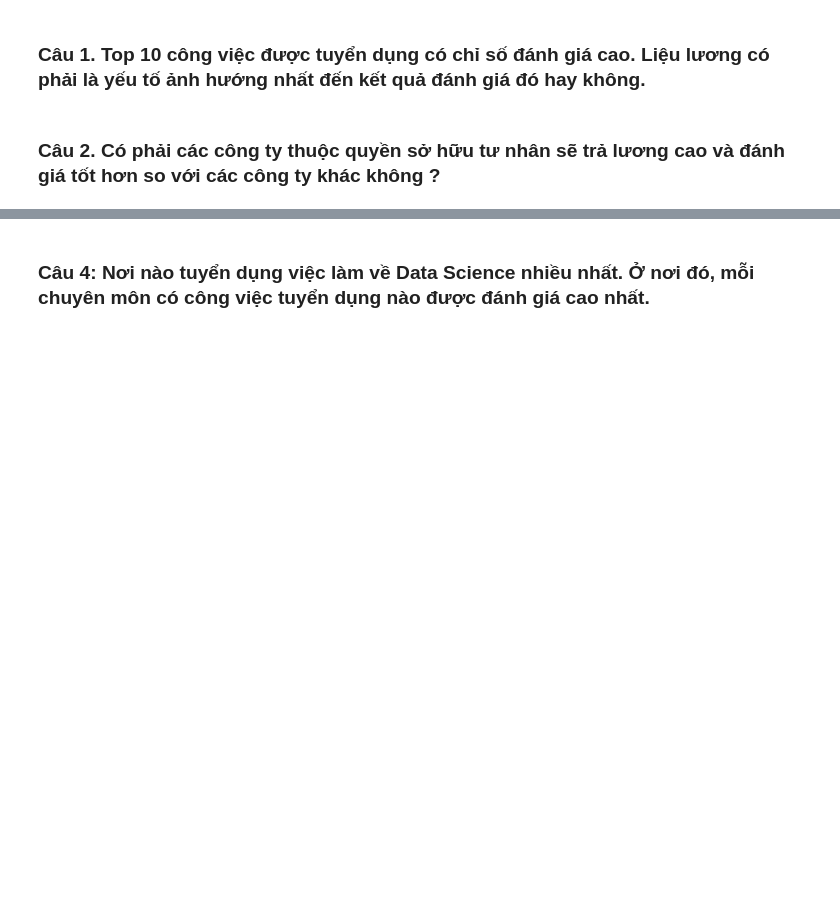
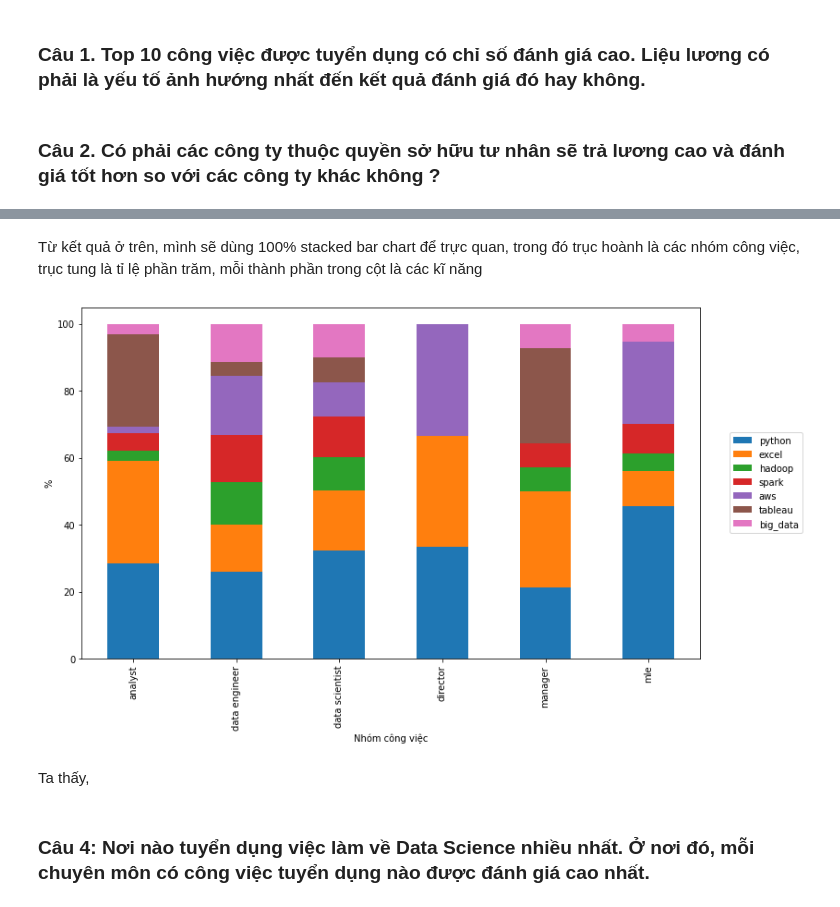
Before and after one commit to fminhtu/P4DS-FinalProject, a Jupyter notebook: Final.ipynb, the cells around one changed output, grey strips where cells are left out. Saved outputs shown, nothing was run; the diff lists cells and outputs as text; code cells hidden in the pictures; blank space fills up the shorter version.

```diff
--- a/Final.ipynb
+++ b/Final.ipynb
@@ -246,0 +249,3 @@ Lợi ích của việc tìm ra câu trả lời là gì?
+# %%
+df3 = df.loc[:,'python':'job_simp']
+df3_group = df3.groupby(['job_simp'])
@@ -246,0 +288,9 @@ Lợi ích của việc tìm ra câu trả lời là gì?
+# %%
+def count1(col):
+    count = 0
+    for i in col:
+        if i == 1: count +=1
+    return count
+
+skill = df3_group.agg(count1)
+skill
@@ -247,3 +306,24 @@ Lợi ích của việc tìm ra câu trả lời là gì?
+# %% [markdown]
+Từ kết quả ở trên, mình sẽ dùng 100% stacked bar chart để trực quan, trong đó trục hoành là các nhóm công việc, trục tung là tỉ lệ phần trăm, mỗi thành phần trong cột là các kĩ năng
+# %%
+stacked_bar_chart = pd.DataFrame()
+totals = skill.sum(axis = 1)
+stacked_bar_chart['python'] = skill['python']*100.0 / totals
+stacked_bar_chart['excel'] = skill['excel']*100.0 / totals
+stacked_bar_chart['hadoop'] = skill['hadoop']*100.0 / totals
+stacked_bar_chart['spark'] = skill['spark']*100.0 / totals
+stacked_bar_chart['aws'] = skill['aws']*100.0 / totals
+stacked_bar_chart['tableau'] = skill['tableau']*100.0 / totals
+stacked_bar_chart['big_data'] = skill['big_data']*100.0 / totals
+
+stacked_bar_chart.plot.bar(stacked = True, figsize=(12,7))
+plt.ylabel("%")
+plt.xlabel("Nhóm công việc")
+plt.legend(bbox_to_anchor=(1.04,0.5), loc="center left");
+# %% [output]
+[figure, added]
+# %% [markdown]
+Ta thấy,
 # %% [markdown]
 ### Câu 4: Nơi nào tuyển dụng việc làm về Data Science nhiều nhất. Ở nơi đó, mỗi chuyên môn có công việc tuyển dụng nào được đánh giá cao nhất.
 # %% [markdown]
```
Also changed, not shown: parts of 9 cells of this notebook.
